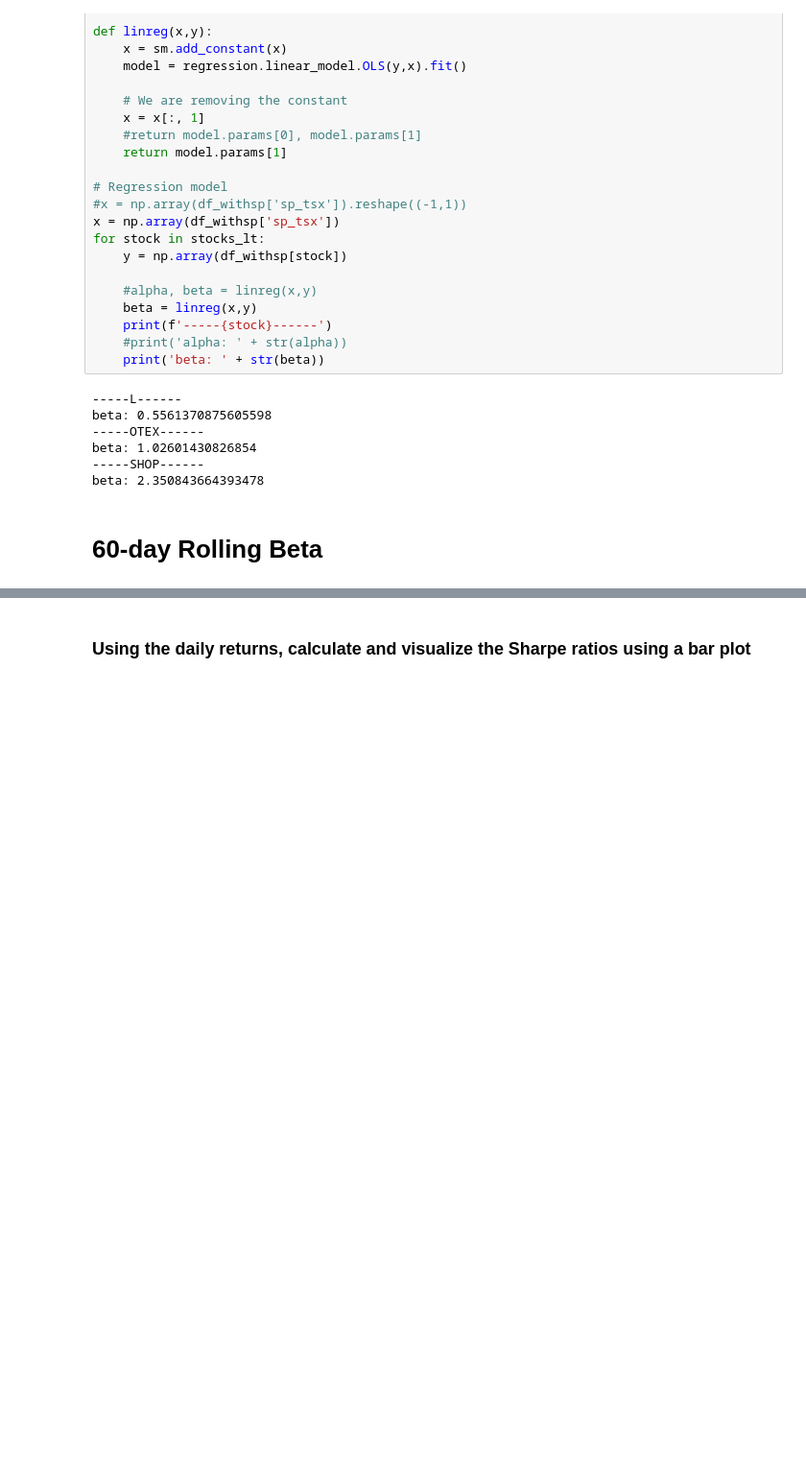
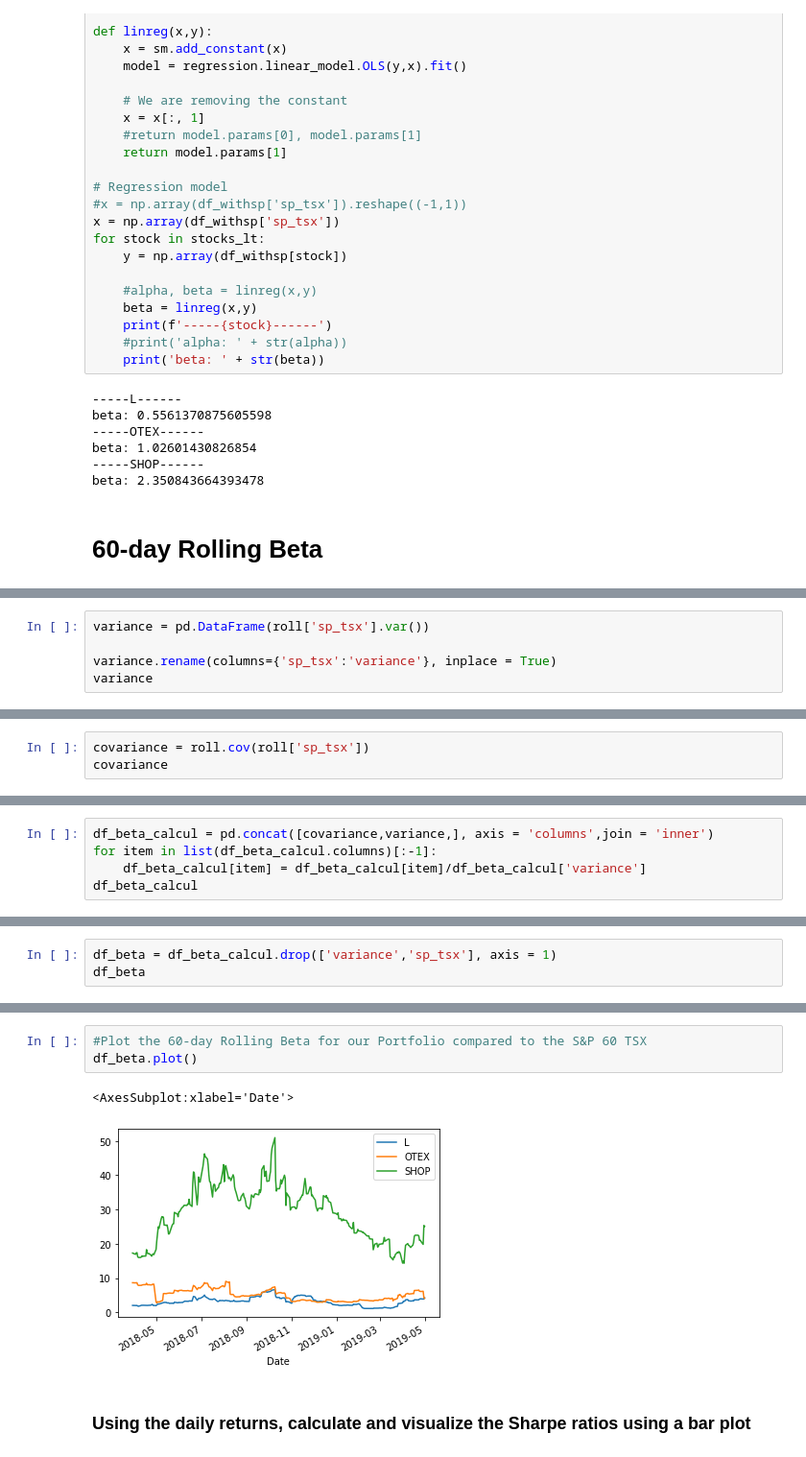
Before and after one commit to WanlinLi2021/Portfolio_Analysis, a Jupyter notebook: whale_analysis.ipynb, the cells around one changed output, grey strips where cells are left out. Shown at 96% size. Cells and saved outputs as stored; diff of their text form; blank space fills up the shorter version.

```diff
--- a/whale_analysis.ipynb
+++ b/whale_analysis.ipynb
@@ -764,0 +742,5 @@ ValueError: endog and exog matrices are different sizes
+# %%
+variance = pd.DataFrame(roll['sp_tsx'].var())
+
+variance.rename(columns={'sp_tsx':'variance'}, inplace = True)
+variance
@@ -764,0 +762,3 @@ ValueError: endog and exog matrices are different sizes
+# %%
+covariance = roll.cov(roll['sp_tsx'])
+covariance
@@ -764,0 +780,5 @@ ValueError: endog and exog matrices are different sizes
+# %%
+df_beta_calcul = pd.concat([covariance,variance,], axis = 'columns',join = 'inner')
+for item in list(df_beta_calcul.columns)[:-1]:
+    df_beta_calcul[item] = df_beta_calcul[item]/df_beta_calcul['variance']
+df_beta_calcul
@@ -764,0 +800,3 @@ ValueError: endog and exog matrices are different sizes
+# %%
+df_beta = df_beta_calcul.drop(['variance','sp_tsx'], axis = 1)
+df_beta
@@ -765,2 +818,8 @@ ValueError: endog and exog matrices are different sizes
+# %%
+#Plot the 60-day Rolling Beta for our Portfolio compared to the S&P 60 TSX
+df_beta.plot()
+# %% [output]
+<AxesSubplot:xlabel='Date'>
+[figure, added]
 # %% [markdown]
 ### Using the daily returns, calculate and visualize the Sharpe ratios using a bar plot
```
Also changed, not shown: parts of 15 cells of this notebook.
